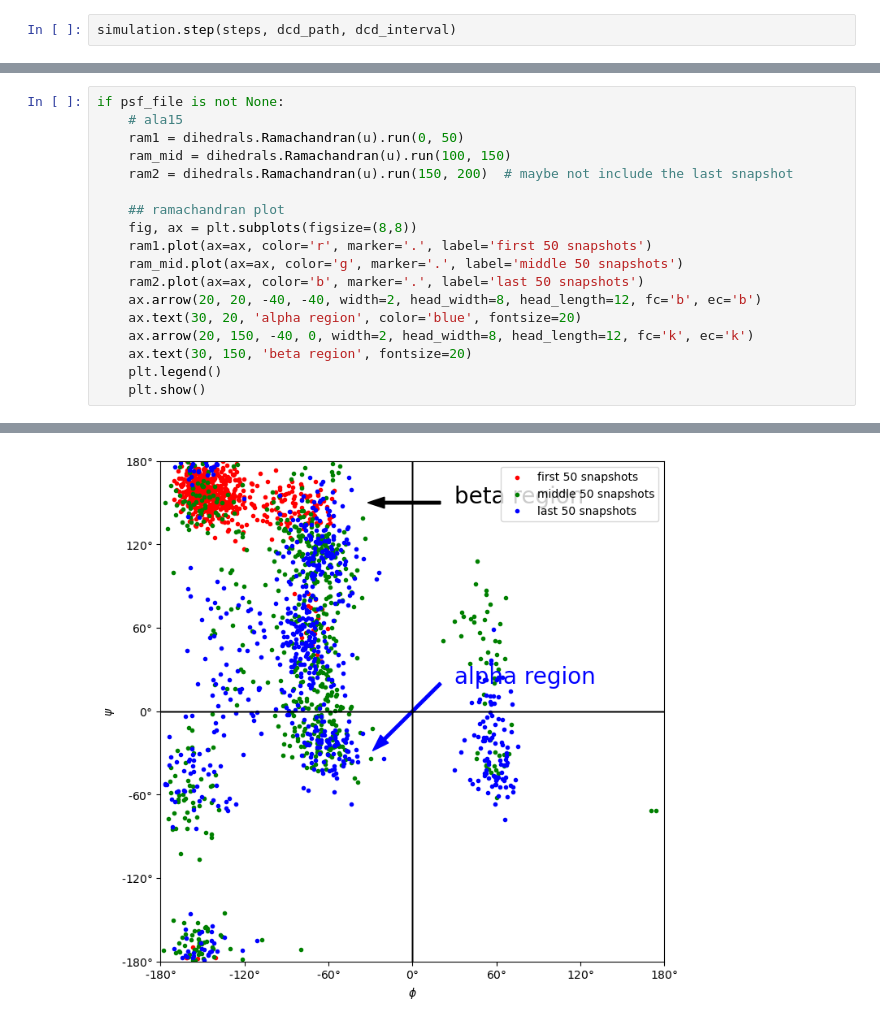
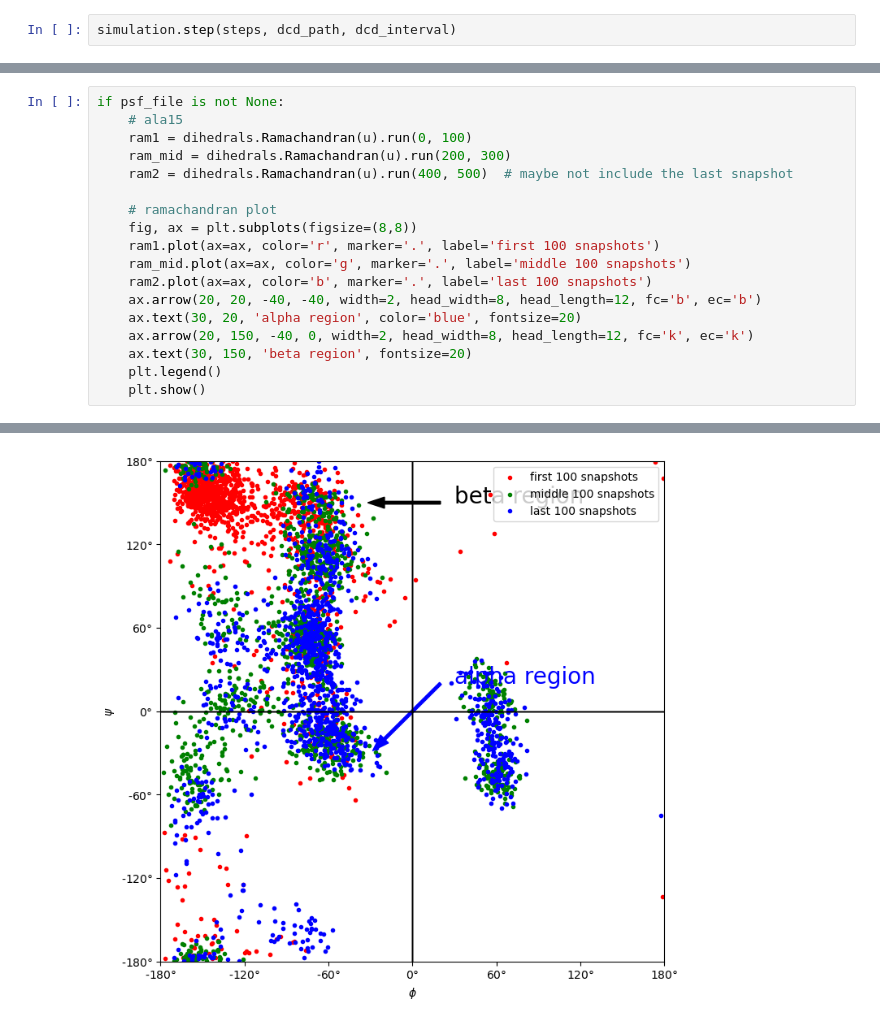
Before and after one commit to Jerry-Kwan/MSR-DynamicSimulation, a Jupyter notebook: src/md_from_scratch/test.ipynb, the cells around one changed output, grey strips where cells are left out. Drawn from its saved outputs; the diff is of its cells as text.

```diff
--- a/src/md_from_scratch/test.ipynb
+++ b/src/md_from_scratch/test.ipynb
@@ -130,15 +236,15 @@ Tab(children=(Box(children=(Box(children=(Box(children=(Label(value='step'), Int
 # %%
 if psf_file is not None:
     # ala15
-    ram1 = dihedrals.Ramachandran(u).run(0, 50)
-    ram_mid = dihedrals.Ramachandran(u).run(100, 150)
-    ram2 = dihedrals.Ramachandran(u).run(150, 200)  # maybe not include the last snapshot
+    ram1 = dihedrals.Ramachandran(u).run(0, 100)
+    ram_mid = dihedrals.Ramachandran(u).run(200, 300)
+    ram2 = dihedrals.Ramachandran(u).run(400, 500)  # maybe not include the last snapshot
 
-    ## ramachandran plot
+    # ramachandran plot
     fig, ax = plt.subplots(figsize=(8,8))
-    ram1.plot(ax=ax, color='r', marker='.', label='first 50 snapshots')
-    ram_mid.plot(ax=ax, color='g', marker='.', label='middle 50 snapshots')
-    ram2.plot(ax=ax, color='b', marker='.', label='last 50 snapshots')
+    ram1.plot(ax=ax, color='r', marker='.', label='first 100 snapshots')
+    ram_mid.plot(ax=ax, color='g', marker='.', label='middle 100 snapshots')
+    ram2.plot(ax=ax, color='b', marker='.', label='last 100 snapshots')
     ax.arrow(20, 20, -40, -40, width=2, head_width=8, head_length=12, fc='b', ec='b')
     ax.text(30, 20, 'alpha region', color='blue', fontsize=20)
     ax.arrow(20, 150, -40, 0, width=2, head_width=8, head_length=12, fc='k', ec='k')
@@ -158 +264 @@ if psf_file is not None:
-[figure, old version]
+[figure, new version]
```
Also changed, not shown: parts of 10 cells of this notebook, 3 other files.
